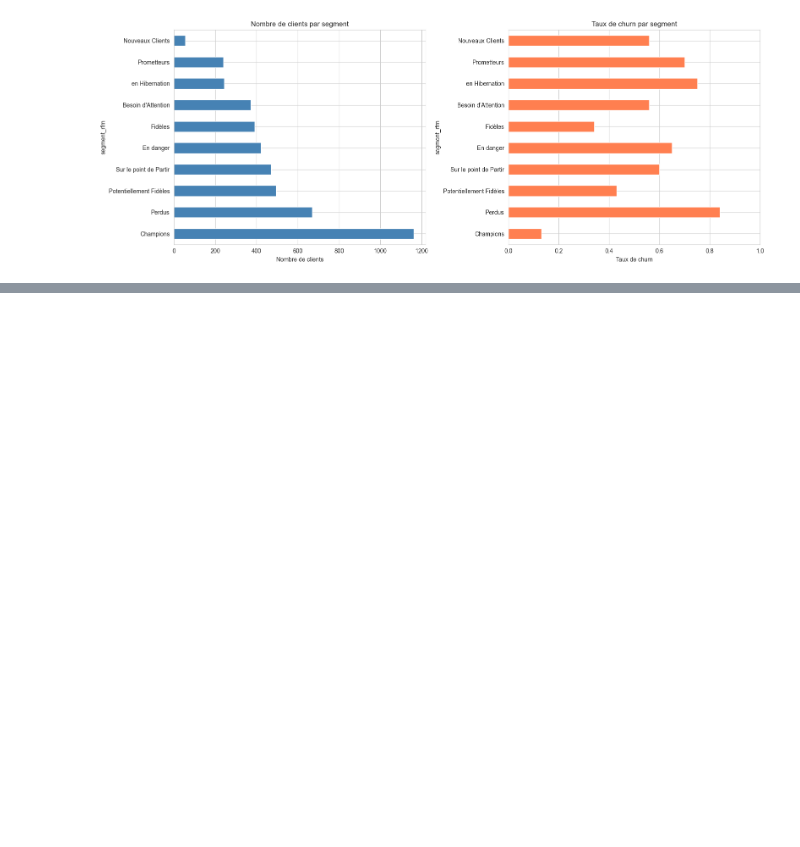
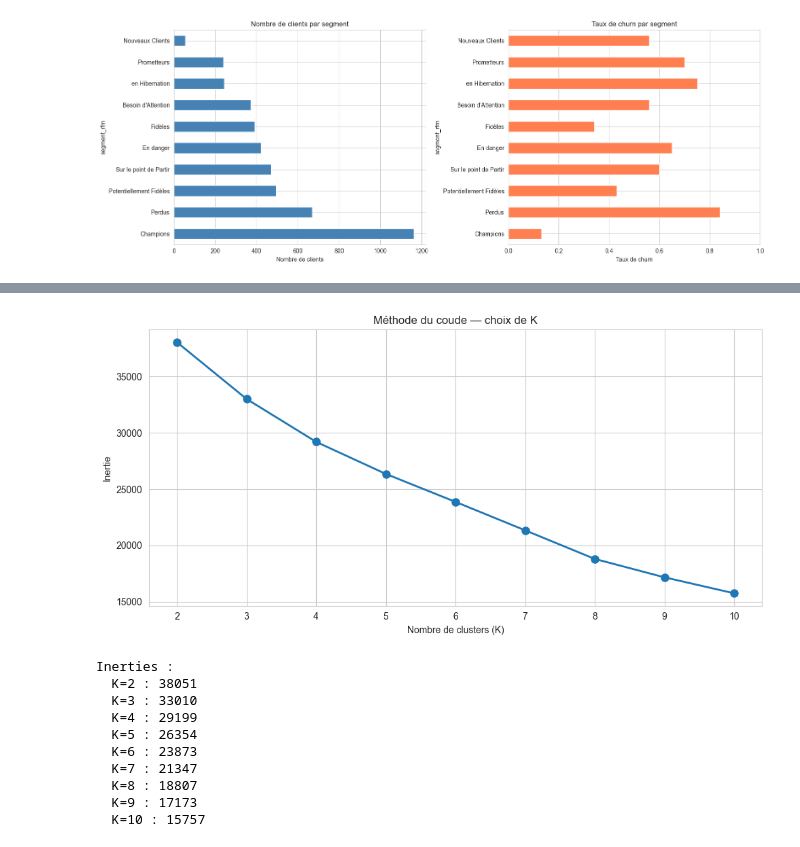
Before and after one commit to AlexisSTH/customer-churn-rfm-online-retail, a Jupyter notebook: notebooks/03_segementation_RFM_KMeans.ipynb, the cells around one changed output, grey strips where cells are left out. Cells and saved outputs as stored; diff of their text form; code cells hidden in the pictures; blank space fills up the shorter version.

Commit message:
KMeans : méthode du coude

```diff
--- a/notebooks/03_segementation_RFM_KMeans.ipynb
+++ b/notebooks/03_segementation_RFM_KMeans.ipynb
@@ -240,0 +258,23 @@ Nouveaux Clients                54        0.56        315.42       1.2
+# %%
+# Features à utiliser pour KMeans
+features_kmeans = [
+    'recency', 'frequency', 'monetary',
+    'avg_basket', 'std_basket', 'n_distinct_products',
+    'tenure_days', 'avg_interpurchase_days',
+    'n_cancellations', 'cancellation_rate'
+]
+
+X = df[features_kmeans].copy()
+
+# Imputation des NaN
+X['std_basket'] = X['std_basket'].fillna(0)
+X['avg_interpurchase_days'] = X['avg_interpurchase_days'].fillna(X['avg_interpurchase_days'].median())
+
+print(f"NaN restants : {X.isna().sum().sum()}")
+
+# Standardisation
+scaler = StandardScaler()
+X_scaled = scaler.fit_transform(X)
+
+print(f"Données standardisées : moyenne ≈ 0, écart-type ≈ 1")
+print(f"   Shape : {X_scaled.shape}")
@@ -240,0 +296,34 @@ Nouveaux Clients                54        0.56        315.42       1.2
+# %%
+inertias = []
+K_range = range(2, 11)
+
+for k in K_range:
+    kmeans = KMeans(n_clusters=k, random_state=42, n_init=10)
+    kmeans.fit(X_scaled)
+    inertias.append(kmeans.inertia_)
+
+# Visualisation
+fig, ax = plt.subplots(figsize=(10, 5))
+ax.plot(K_range, inertias, marker='o', linewidth=2, markersize=8)
+ax.set_xlabel("Nombre de clusters (K)")
+ax.set_ylabel("Inertie")
+ax.set_title("Méthode du coude — choix de K")
+ax.set_xticks(K_range)
+plt.tight_layout()
+plt.show()
+
+print("Inerties :")
+for k, inertia in zip(K_range, inertias):
+    print(f"  K={k} : {inertia:.0f}")
+# %% [output]
+[figure, added]
+Inerties :
+  K=2 : 38051
+  K=3 : 33010
+  K=4 : 29199
+  K=5 : 26354
+  K=6 : 23873
+  K=7 : 21347
+  K=8 : 18807
+  K=9 : 17173
+  K=10 : 15757
```
Also changed, not shown: parts of 4 cells of this notebook.
